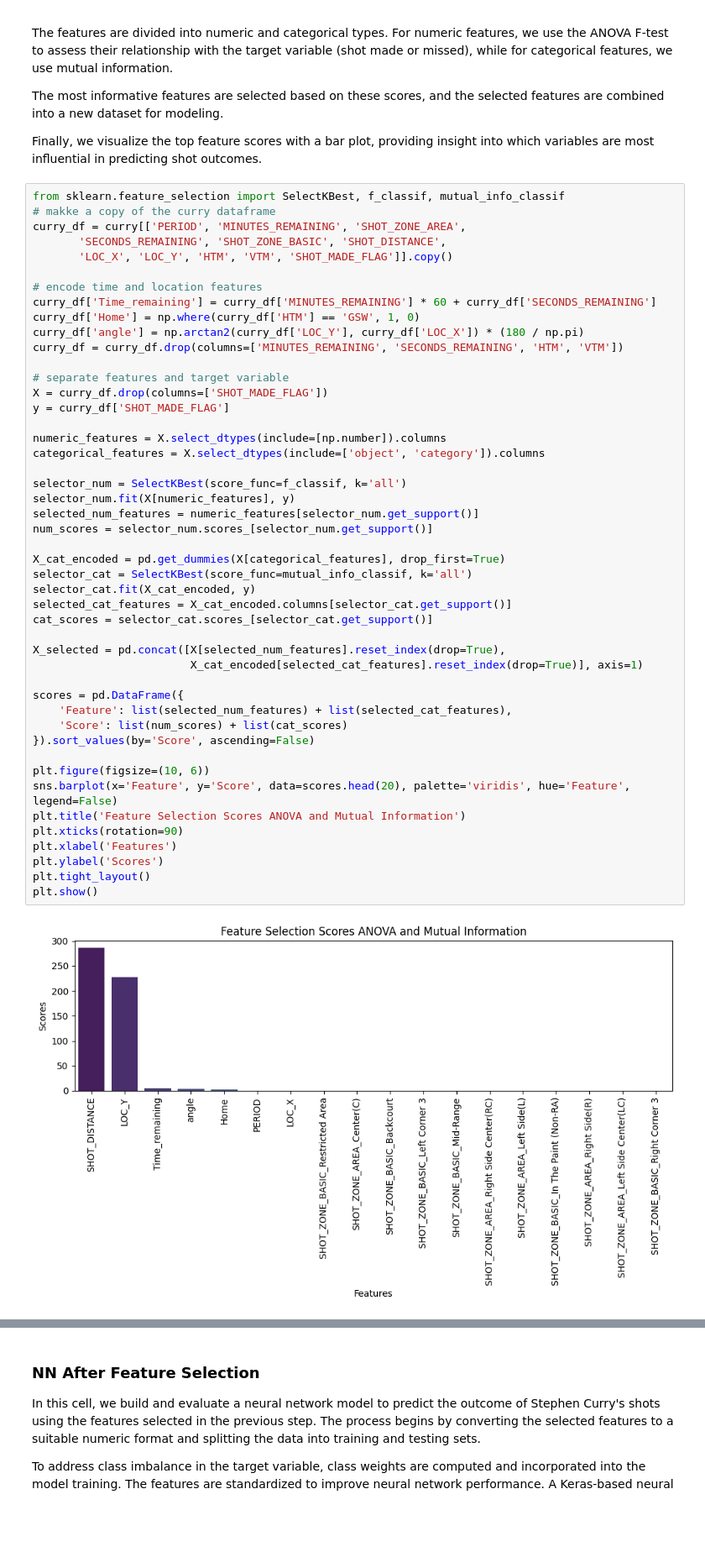
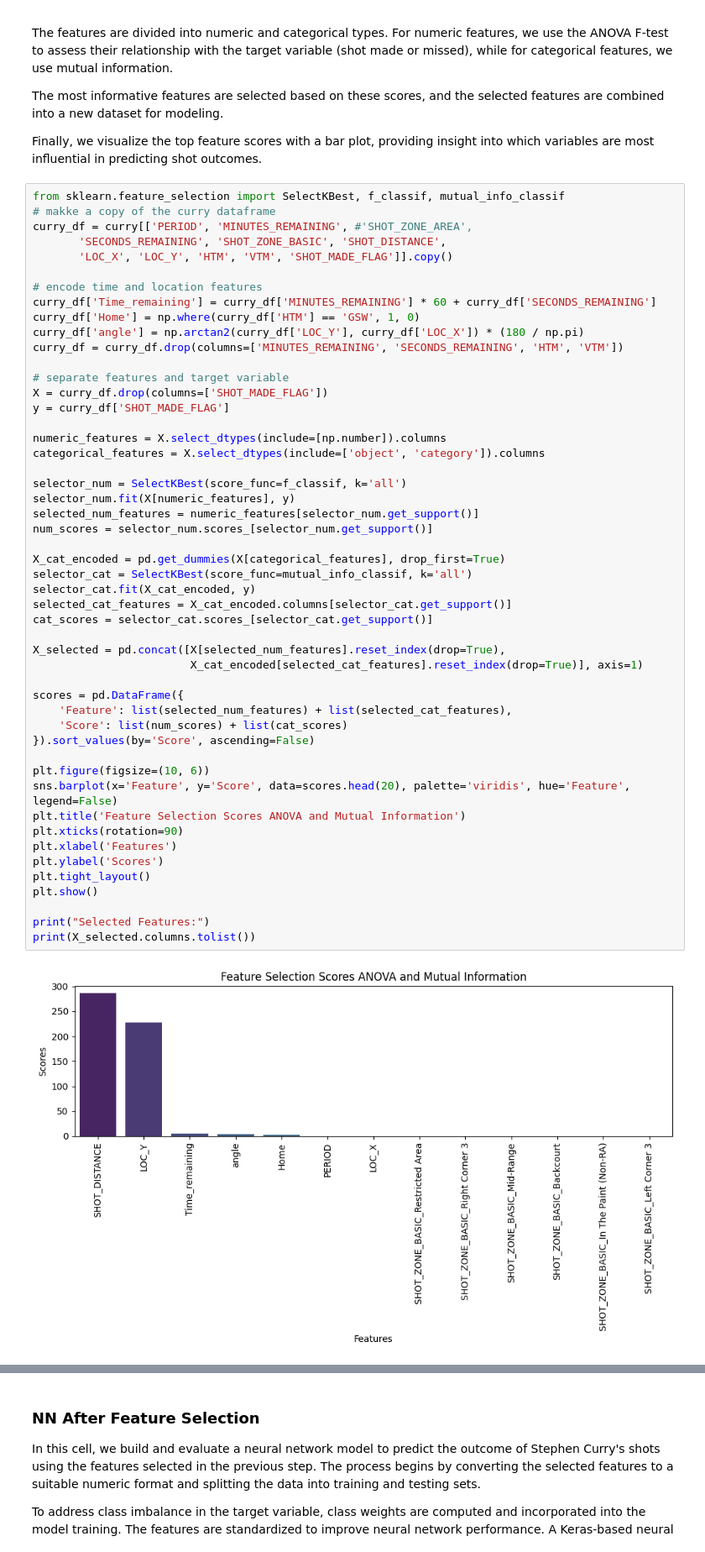
Before and after one commit to raulsharma21/NBA-Actions, a Jupyter notebook: code/shot_predictor.ipynb, the cells around one changed output, grey strips where cells are left out. Shown: that part at 84% size. Cells and saved outputs as stored; diff of their text form; blank space fills up the shorter version.

```diff
--- a/code/shot_predictor.ipynb
+++ b/code/shot_predictor.ipynb
@@ -83,7 +83,7 @@ Finally, we visualize the top feature scores with a bar plot, providing insight
 # %%
 from sklearn.feature_selection import SelectKBest, f_classif, mutual_info_classif
 # makke a copy of the curry dataframe
-curry_df = curry[['PERIOD', 'MINUTES_REMAINING', 'SHOT_ZONE_AREA',
+curry_df = curry[['PERIOD', 'MINUTES_REMAINING', #'SHOT_ZONE_AREA',
        'SECONDS_REMAINING', 'SHOT_ZONE_BASIC', 'SHOT_DISTANCE',
        'LOC_X', 'LOC_Y', 'HTM', 'VTM', 'SHOT_MADE_FLAG']].copy()
 
@@ -101,31 +101,34 @@ numeric_features = X.select_dtypes(include=[np.number]).columns
 categorical_features = X.select_dtypes(include=['object', 'category']).columns
 
 selector_num = SelectKBest(score_func=f_classif, k='all')
 selector_num.fit(X[numeric_features], y)
 selected_num_features = numeric_features[selector_num.get_support()]
 num_scores = selector_num.scores_[selector_num.get_support()]
 
 X_cat_encoded = pd.get_dummies(X[categorical_features], drop_first=True)
 selector_cat = SelectKBest(score_func=mutual_info_classif, k='all')
 selector_cat.fit(X_cat_encoded, y)
 selected_cat_features = X_cat_encoded.columns[selector_cat.get_support()]
 cat_scores = selector_cat.scores_[selector_cat.get_support()]
 
 X_selected = pd.concat([X[selected_num_features].reset_index(drop=True),
                         X_cat_encoded[selected_cat_features].reset_index(drop=True)], axis=1)
 
 scores = pd.DataFrame({
     'Feature': list(selected_num_features) + list(selected_cat_features),
     'Score': list(num_scores) + list(cat_scores)
 }).sort_values(by='Score', ascending=False)
 
 plt.figure(figsize=(10, 6))
 sns.barplot(x='Feature', y='Score', data=scores.head(20), palette='viridis', hue='Feature', legend=False)
 plt.title('Feature Selection Scores ANOVA and Mutual Information')
 plt.xticks(rotation=90)
 plt.xlabel('Features')
 plt.ylabel('Scores')
 plt.tight_layout()
 plt.show()
+
+print("Selected Features:")
+print(X_selected.columns.tolist())
 # %% [output]
-[figure, old version]
+[figure, new version]
```
Also changed, not shown: parts of 7 cells of this notebook, 1 other file.
